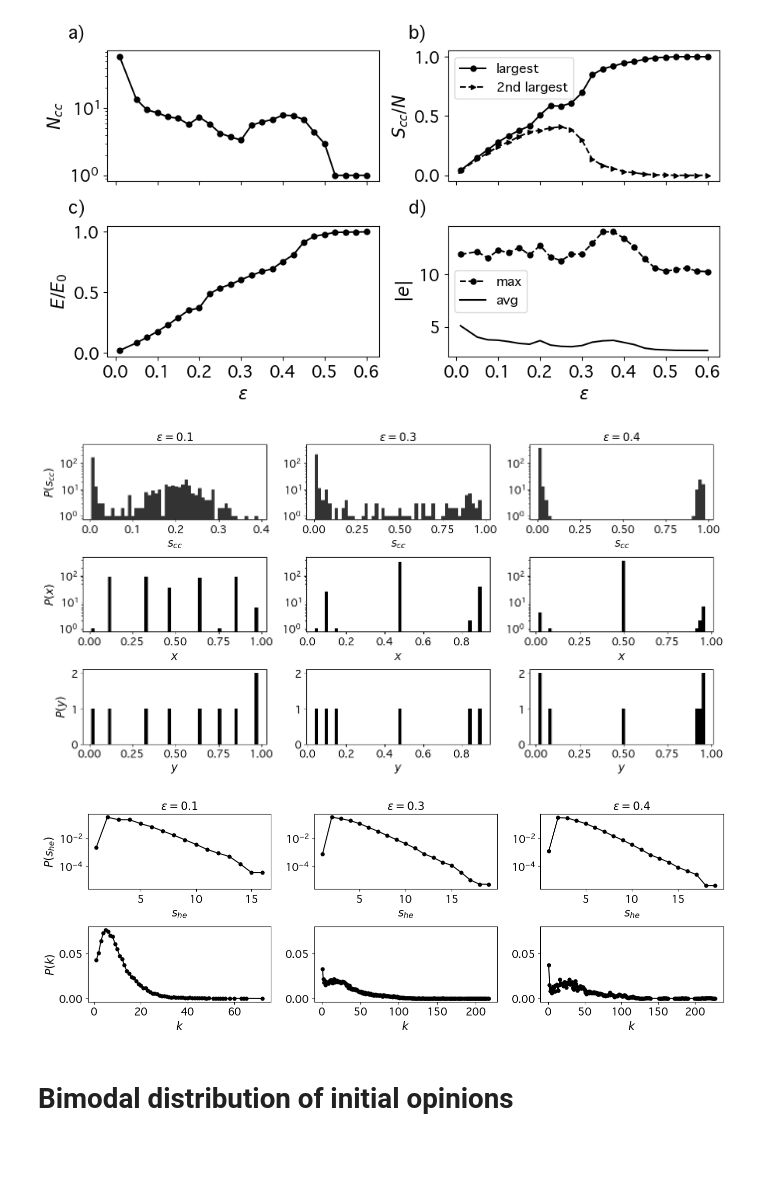
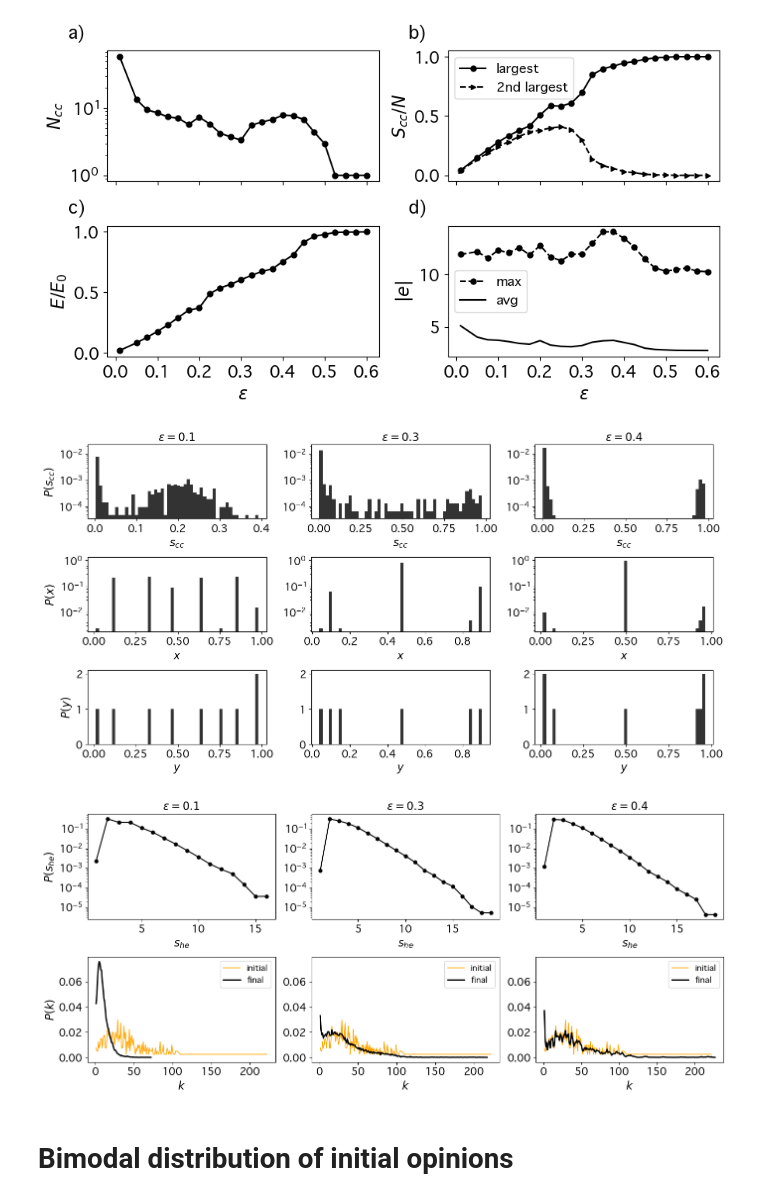
Before and after one commit to cosimoagostinelli/H-or_adaptive_Deffuant, a Jupyter notebook: 3_figures.ipynb, the cells around one changed output. Drawn from its saved outputs; the diff is of its cells as text; code cells hidden in the pictures; blank space fills up the shorter version.

```diff
--- a/3_figures.ipynb
+++ b/3_figures.ipynb
@@ -447,11 +464,11 @@ epsilon = 0.4: k/k_0 = {500: 1.0820459957159128, 1000: 1.0845312615115015, 2000:
 # Temporal evolution
 # %%
 cond = 'max_min'
-Ns = [500, 1000, 2000, 5000]
-M = 4
-epsilons = [0.1, 0.3, 0.4]
+Ns = [500, 1000, 2000]
+M = 6
+epsilons = [0.1, 0.3, 0.4, 0.6]
 
-fig, axs = plt.subplots(3, len(epsilons), sharex='col', figsize=figsize3x3)
+fig, axs = plt.subplots(3, len(epsilons), sharex='col', figsize=figsize3x4 )
 
 # collect handles/labels for a global legend
 legend_handles = []
@@ -463,9 +480,10 @@ for j, eps in enumerate(epsilons):
         results = pickle.load(f)
 
     inset_ax = []
-    cr = [(0,0),(0,1),(0,2),(1,0),(1,2)]
     for i in range(3):
-        top_ins = .8 if (i,j) in cr else .45
+        top_ins = .53 if i==2 else .41
+        if i==0 or ( M==4 and((i,j)==(1,0) or (i,j)==(1,2)) ):
+            top_ins = .8
         inset_ax.append( inset_axes(axs[i, j], width="35%", height=0.75, bbox_to_anchor=(.18, top_ins, .8, .2),
                    bbox_transform=axs[i, j].transAxes) )
 
@@ -526,9 +544,9 @@ plt.show()
 cond = 'max_min'
 Ns = [500, 1000, 2000, 5000]
 M = 4
-epsilons = [0.1, 0.3, 0.4]
+epsilons = [0.1, 0.3, 0.4, 0.6]
 
-fig, axs = plt.subplots(3, 3, sharex='col', sharey='row', figsize=figsize3x3)
+fig, axs = plt.subplots(3, len(epsilons), sharex='col', sharey='row', figsize=figsize3x4)
 
 lbl_list = ['Agreements', 'Splits', 'Mergers']
 xlims = [20,10]   # for inset plots
@@ -756,16 +774,19 @@ for j, eps in enumerate(epsilons):
     bins_count = {np.round(j/N,3): int(sizes_cc[j]*n_iter) for j in sizes_cc.keys() }
     y0_hist = [[s]*count for s,count in bins_count.items()]
     y0_hist = [ii for jj in y0_hist for ii in jj]
-    axs[0,j].hist(y0_hist, bins=50, color=clr, alpha=0.8)
+    ws = [1. / (n_iter*len(y0_hist))] * len(y0_hist)
+    axs[0,j].hist(y0_hist, bins=50, weights=ws, color=clr, alpha=0.8)
     axs[0,j].set_yscale('log')
     axs[0,j].set_xlabel(r'$s_{cc}$', fontsize=ttl_size)
     axs[0,j].set_title(rf'$\epsilon = {eps}$', fontsize=ttl_size)
 
-    axs[1,j].hist(op_fin, bins=50, color=clr)
+    y1 = op_fin
+    ws = [1/N] * len(y1)
+    axs[1,j].hist(y1, bins=50, weights=ws, color=clr, alpha=0.8)
     axs[1,j].set_xlabel(r'$x$', fontsize=ttl_size)
     axs[1,j].set_yscale('log')
 
-    axs[2,j].hist(op_fin_cc, bins=50, color=clr)
+    axs[2,j].hist(op_fin_cc, bins=50, color=clr, alpha=0.8)
     axs[2,j].set_xlabel(r'$y$', fontsize=ttl_size)
 
     # set tick fontsize in all subplots
@@ -783,7 +804,7 @@ plt.tight_layout()
 plt.savefig(f'../figures/SP_{tag}_{cond}_histograms.jpg', dpi=dpi)
 plt.show()
 # %% [output]
-[figure, old version]
+[figure, new version]
 # %%
 cond = 'max_min'
 epsilons = [0.1,0.3,0.4]
@@ -793,7 +814,7 @@ cond = 'max_min'
 clr = 'black'
 
 
-fig, axs = plt.subplots(2, 3, sharey='row', figsize=(figsize2x3[0],figsize2x3[1]*0.8))
+fig, axs = plt.subplots(2, 3, sharey='row', figsize=figsize2x3)
 
 for j, eps in enumerate(epsilons):
 
@@ -802,45 +823,47 @@ for j, eps in enumerate(epsilons):
 
     sizes_he = results['sizes_he']
     hyperdegs = results['hyperdegs']
+    hyperdegs_0 = results['hyperdegs_0']
     op_fin = results['op_fin_1run']
     N=len(op_fin)
 
     x0 = sorted(sizes_he.keys())
     y0 = [sizes_he[x] for x in x0]
     y0_norm = [i/sum(y0) for i in y0]
     axs[0,j].plot(x0, y0_norm, color=clr, marker='o', markersize=mrksize)
     axs[0,j].set_yscale('log')
     axs[0,j].set_xlabel(r'$s_{he}$', fontsize=ttl_size)
     axs[0,j].set_title(rf'$\epsilon = {eps}$', fontsize=ttl_size)
 
+    # plot hyperdegree distribution of initial hypergraphs
+    x1_0 = sorted(hyperdegs_0.keys())
+    y1_0 = [hyperdegs_0[x] for x in x1_0]
+    y1_0_norm = [i/N for i in y1_0]
+    axs[1,j].plot(x1_0, y1_0_norm, color='orange', lw=1.2, label='initial')
+
     x1 = sorted(hyperdegs.keys())
     y1 = [hyperdegs[x] for x in x1]
     y1_norm = [i/N for i in y1]
-    axs[1,j].plot(x1, y1_norm, color=clr, marker='o', markersize=mrksize, label='final')
+    axs[1,j].plot(x1, y1_norm, color=clr, lw=2, label='final')
     axs[1,j].set_xlabel(r'$k$', fontsize=ttl_size)
-    # plot also hyperdegree distribution of initial hypergraphs
-    #x1_0 = sorted(hyperdegs_0[N].keys())
-    #y1_0 = [hyperdegs_0[N][x] for x in x1_0]
-    #y1_0_norm = [i/N for i in y1_0]
-    #axs[1,j].plot(x1_0, y1_0_norm, color=clr, ls='--', label='initial')
-    #axs[1,j].legend(fontsize=lgd_size)
+    axs[1,j].legend(fontsize=lgd_size)
 
     # set tick fontsize in all subplots
     for i in range(2):
             axs[i,j].tick_params(labelsize=tick_size)
             # show y-ticks even if shared across subplots
             axs[i,j].yaxis.set_tick_params(which='both', labelleft=True)
 
 
 axs[0,0].set_ylabel(r'$P(s_{he})$', fontsize=ttl_size)
 axs[1,0].set_ylabel(r'$P(k)$', fontsize=ttl_size)
 
 
 plt.tight_layout(rect=rect_tl)
 plt.savefig(f'../figures/SP_{tag}_{cond}_distributions.jpg', dpi=dpi)
 plt.show()
 # %% [output]
-[figure, old version]
+[figure, new version]
 # %% [markdown]
 # Bimodal distribution of initial opinions
 # %%
```
Also changed, not shown: parts of 13 cells of this notebook, 2 other files.
